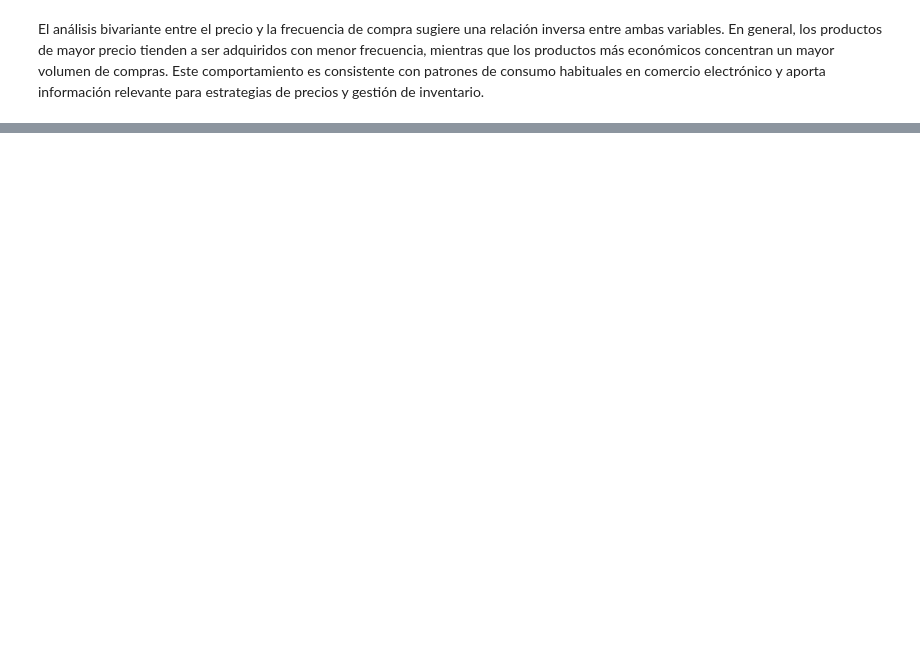
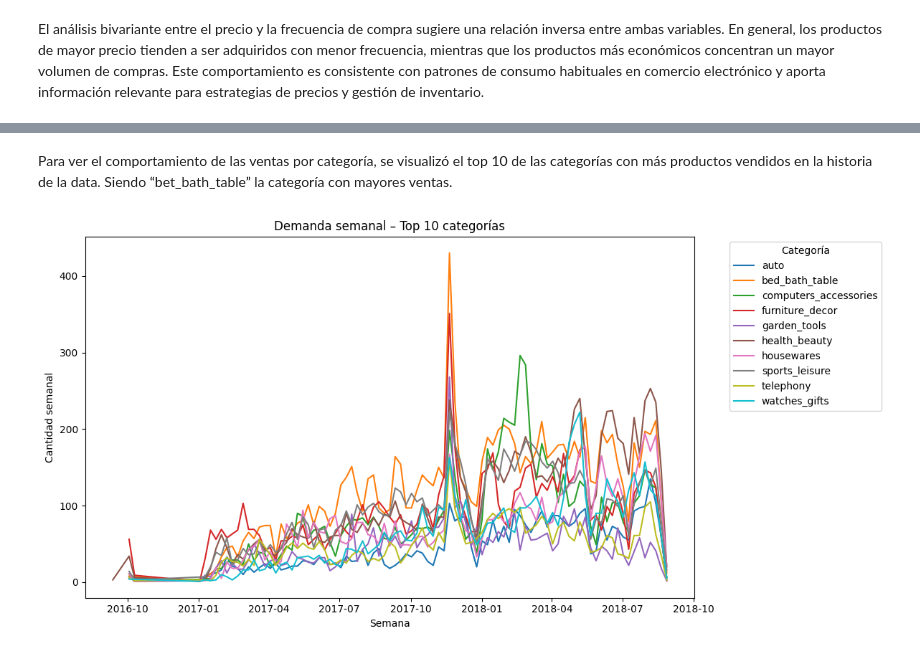
Before and after one commit to roguef07/TFM_Equipo_15, a Jupyter notebook: scrapping/EDA.ipynb, the cells around one changed output, grey strips where cells are left out. Cells and saved outputs as stored; diff of their text form; code cells hidden in the pictures; blank space fills up the shorter version.

```diff
--- a/scrapping/EDA.ipynb
+++ b/scrapping/EDA.ipynb
@@ -795,0 +786,10 @@ El análisis bivariante entre el precio y la frecuencia de compra sugiere una re
+# %%
+#Categoria con mayor demanda semanal
+top_10_categorias = (
+    demanda_semanal
+    .groupby("product_category_name_english", as_index=False)
+    .agg(total_weekly_quantity=("weekly_quantity", "sum"))
+    .sort_values("total_weekly_quantity", ascending=False)
+    .head(10)
+)
+top_10_categorias
@@ -795,0 +808,30 @@ El análisis bivariante entre el precio y la frecuencia de compra sugiere una re
+# %% [markdown]
+Para ver el comportamiento de las ventas por categoría, se visualizó el top 10 de las categorías con más productos vendidos en la historia de la data. Siendo “bet_bath_table” la categoría con mayores ventas.
+# %%
+## Serie de tiempo de top 10 Categorias con mayor demanda
+
+lista_top_10_categorias = (top_10_categorias["product_category_name_english"].tolist())
+demanda_top_10 = demanda_semanal[demanda_semanal["product_category_name_english"].isin(lista_top_10_categorias)]
+
+demanda_top_10 = (
+    demanda_top_10.groupby(["week", "product_category_name_english"],as_index=False)
+    .agg(total_weekly_quantity=("weekly_quantity", "sum")).sort_values(by="week")
+)
+
+plt.figure(figsize=(12, 6))
+
+for categoria, df_cat in demanda_top_10.groupby("product_category_name_english"):
+    plt.plot(
+        df_cat["week"],
+        df_cat["total_weekly_quantity"],
+        label=categoria
+    )
+
+plt.xlabel("Semana")
+plt.ylabel("Cantidad semanal")
+plt.title("Demanda semanal – Top 10 categorías")
+plt.legend(title="Categoría", bbox_to_anchor=(1.05, 1), loc="upper left")
+plt.tight_layout()
+plt.show()
+# %% [output]
+[figure, added]
```
Also changed, not shown: parts of 16 cells of this notebook, 2 other files.
